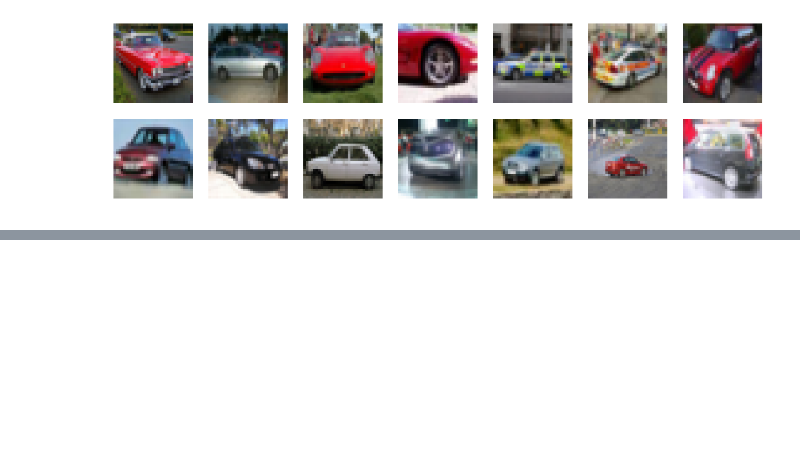
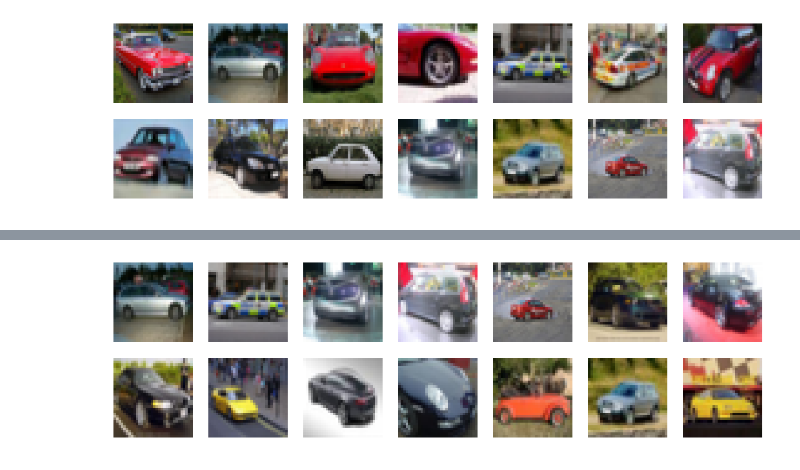
Before and after one commit to takitaki7474/m2-research-prototype, a Jupyter notebook: notebook/feature_selection.ipynb, the cells around one changed output, grey strips where cells are left out. Drawn from its saved outputs; the diff is of its cells as text; code cells hidden in the pictures; blank space fills up the shorter version.

```diff
--- a/notebook/feature_selection.ipynb
+++ b/notebook/feature_selection.ipynb
@@ -250,0 +273,15 @@ a[1: 5]
+# %%
+# ユークリッド距離を追加
+import numpy as np
+
+df_distance = []
+query = np.asarray(df["feature"][0])
+for target in df["feature"].values:
+    target = np.asarray(target)
+    distance = np.sqrt(((query-target)**2).sum())
+    df_distance.append(distance)
+
+df_add_distance["distance"] = df_distance
+# %%
+df_add_distance_sorted = df_add_distance.sort_values("distance", ascending=True)
+df_add_distance_sorted = df_add_distance_sorted.reset_index()
@@ -250,0 +292,16 @@ a[1: 5]
+# %%
+import matplotlib.pyplot as plt
+import numpy as np
+
+# queryと類似度が高い上位14の車画像
+fig = plt.figure(figsize=(18,5))
+for i, img in enumerate(df_add_distance_sorted[df_add_distance_sorted.label==0]["data"][1:15].values, 1):
+    img = img/2+0.5
+    npimg = img.numpy()
+    ax = fig.add_subplot(2, 7, i)
+    ax.imshow(np.transpose(npimg, (1, 2, 0)))
+    ax.set_axis_off()
+
+plt.show()
+# %% [output]
+[figure, added]
```
Also changed, not shown: parts of 7 cells of this notebook.
